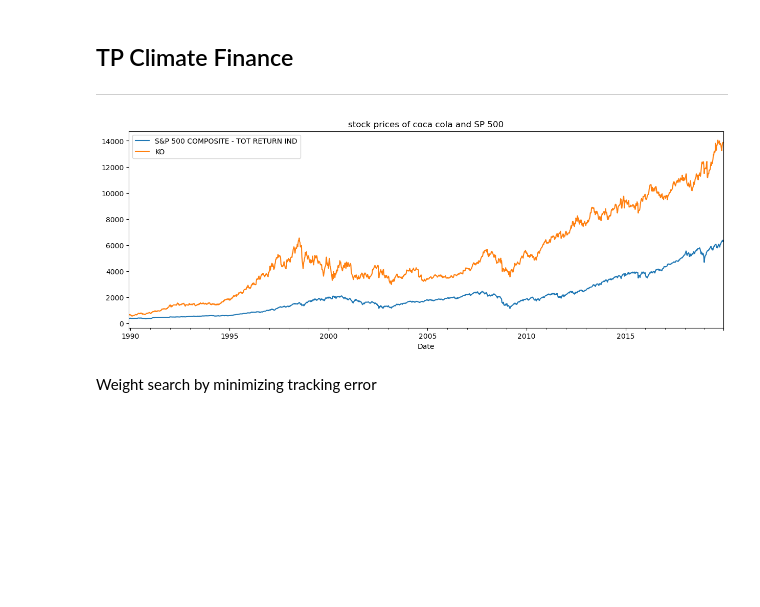
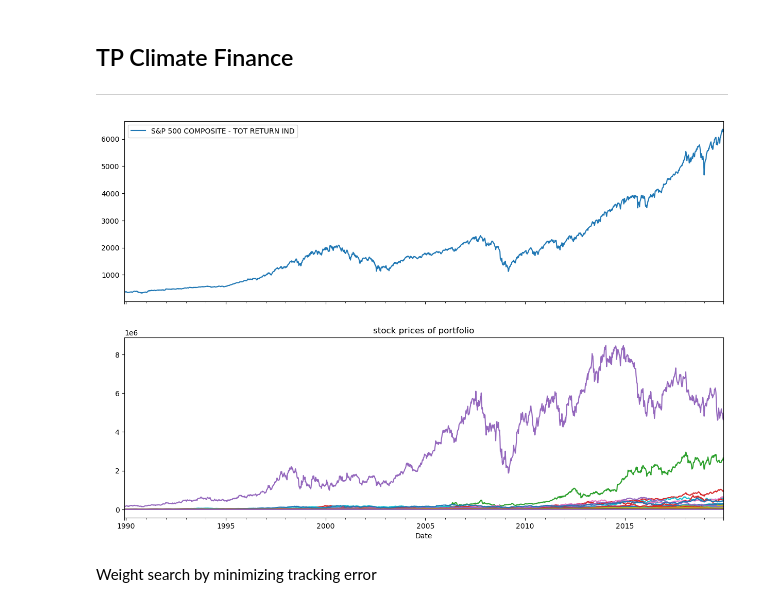
Before and after one commit to CastanieAlexandre/TP-Climate-finance, a Jupyter notebook: NB_TPClimateFInance.ipynb, the cells around one changed output. Cells and saved outputs as stored; diff of their text form; code cells hidden in the pictures; blank space fills up the shorter version.

```diff
--- a/NB_TPClimateFInance.ipynb
+++ b/NB_TPClimateFInance.ipynb
@@ -8,7 +8,7 @@ import pandas as pd
 import matplotlib.pyplot as plt
 import gurobipy as gp
 # %%
-df_stock=pd.read_excel("Individual_stock_data.xlsx",usecols=['Date','KO'],sheet_name='stock prices')
+df_stock=pd.read_excel("Individual_stock_data.xlsx",sheet_name='stock prices').dropna(axis=1)
 df_stock=df_stock.set_index('Date')
 df_stock.index=pd.to_datetime(df_stock.index)
 df_carbonfootprint=pd.read_excel("Individual_stock_data.xlsx",sheet_name='carbon footprint data',skiprows=20,nrows=1,
@@ -16,11 +16,11 @@ names=['NAME','SECTOR','SECTOR_NAME','SCOPE1','SCOPE2','EMISSIONS','MARKET_VALUE
 df_sp=pd.read_excel('Individual_stock_data.xlsx',sheet_name='SP500')
 df_sp=df_sp.set_index('Name')
 # %%
-fig,ax=plt.subplots(1,1,figsize=(15,5))
-df_sp.plot(ax=ax,title='stock prices of coca cola and SP 500')
-df_stock.plot(ax=ax)
+fig,ax=plt.subplots(2,1,figsize=(15,10),sharex=True)
+df_sp.plot(ax=ax[0])
+df_stock.plot(ax=ax[1],legend=False,title='stock prices of portfolio')
 plt.show()
 # %% [output]
-[figure, old version]
+[figure, new version]
 # %% [markdown]
 Weight search by minimizing tracking error
```
Also changed, not shown: parts of 6 cells of this notebook.
